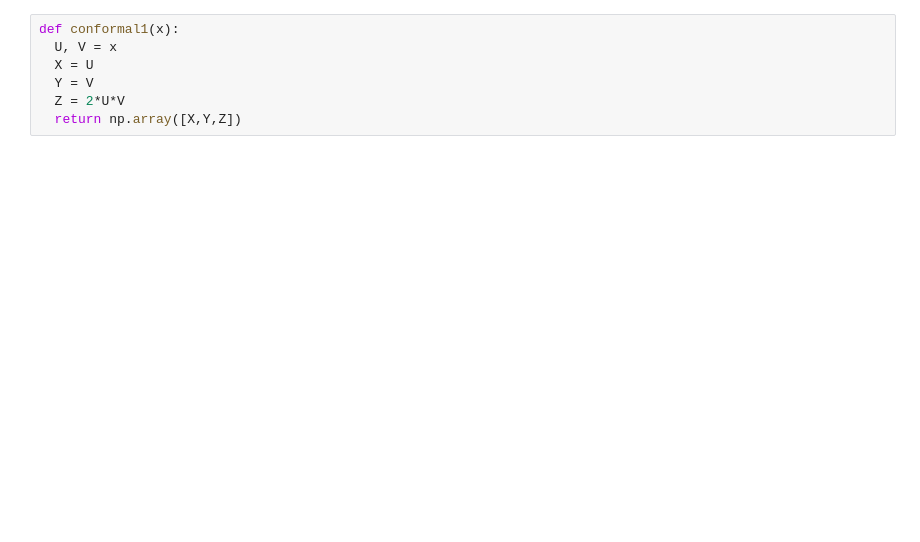
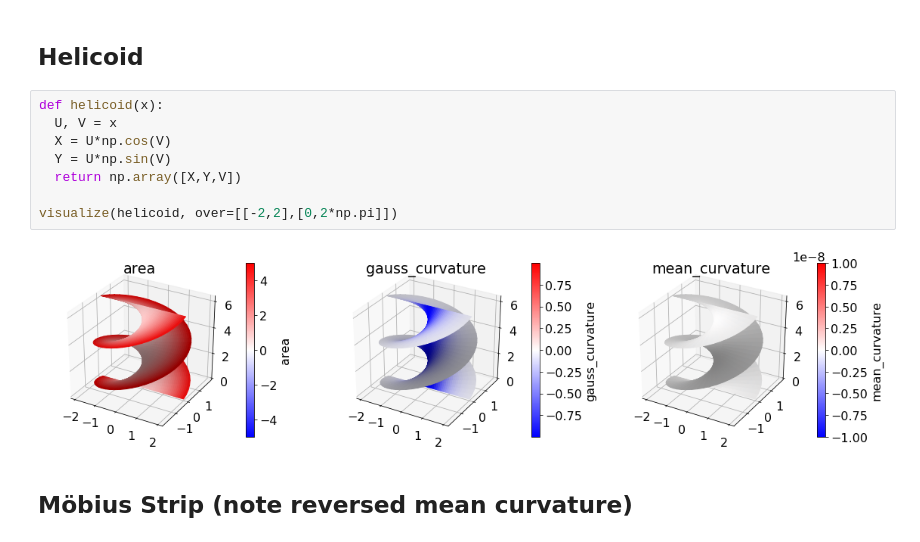
Before and after one commit to asross/surf, a Jupyter notebook: demo.ipynb, the cells around one changed output. Saved outputs shown, nothing was run; the diff lists cells and outputs as text; blank space fills up the shorter version.

```diff
--- a/demo.ipynb
+++ b/demo.ipynb
@@ -37,8 +76,15 @@ plot_grid(catenoid, over=[[-2,2],[0,2*np.pi]])
+# %% [markdown]
+## Helicoid
 # %%
-def conformal1(x):
+def helicoid(x):
   U, V = x
-  X = U
-  Y = V
-  Z = 2*U*V
-  return np.array([X,Y,Z])
+  X = U*np.cos(V)
+  Y = U*np.sin(V)
+  return np.array([X,Y,V])
+
+visualize(helicoid, over=[[-2,2],[0,2*np.pi]])
+# %% [output]
+[figure, added]
+# %% [markdown]
+## Möbius Strip (note reversed mean curvature)
 # %%
```
Also changed, not shown: parts of 16 cells of this notebook.
